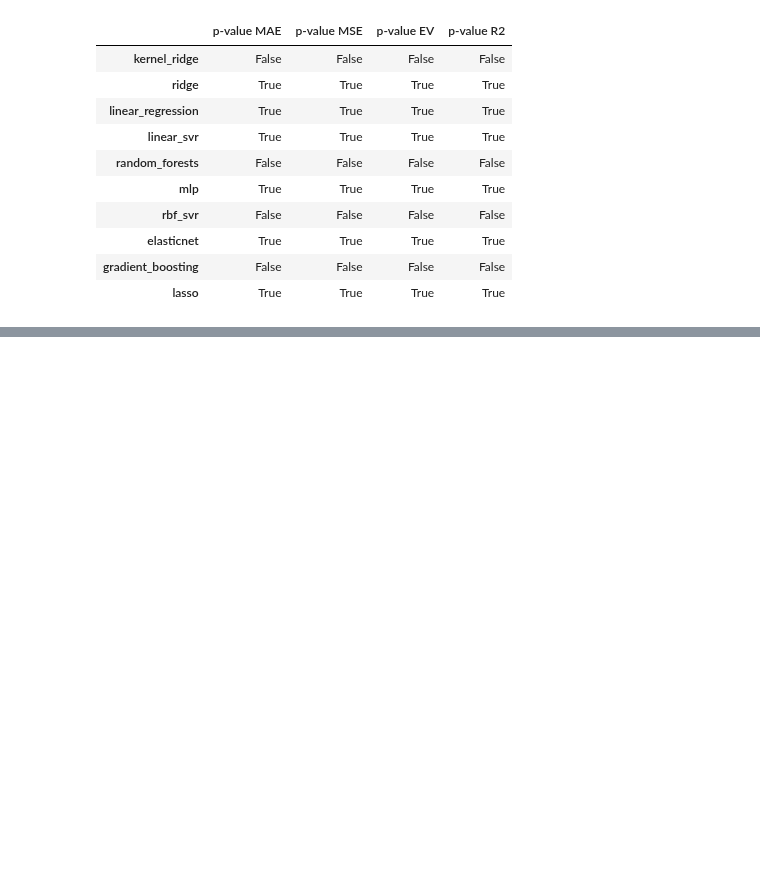
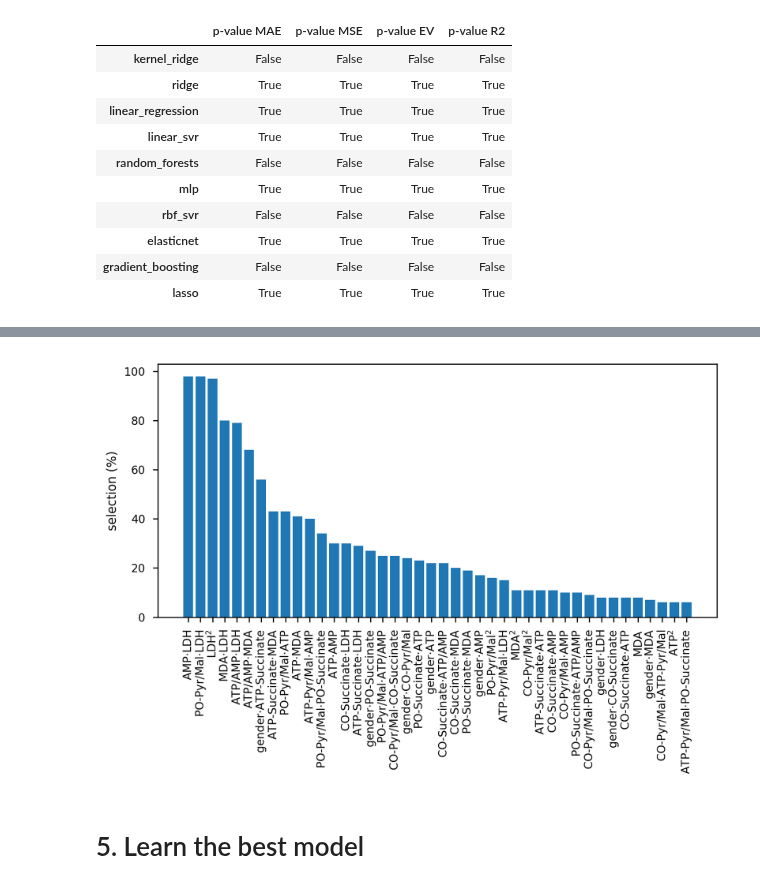
Before and after one commit to samuelefiorini/phdthesis, a Jupyter notebook: src/notebooks/chapter6/aging_make_regression_plots.ipynb, the cells around one changed output, grey strips where cells are left out. Cells and saved outputs as stored; diff of their text form; code cells hidden in the pictures; blank space fills up the shorter version.

```diff
--- a/src/notebooks/chapter6/aging_make_regression_plots.ipynb
+++ b/src/notebooks/chapter6/aging_make_regression_plots.ipynb
@@ -203,0 +207,5 @@ significant
+# %%
+with open('../../scripts/ss_lasso_coefs.pkl','rb') as f:
+    coefs = pkl.load(f)
+with open('../../scripts/ss_lasso_scores.pkl','rb') as f:
+    scores = pkl.load(f)
@@ -203,0 +267,7 @@ significant
+# %%
+_dfx = pd.read_csv('../../data/aging_data.csv', header=0, index_col=0).drop('age', axis=1) # remove labels
+dfx = preprocess(_dfx, poly_feat=True)
+dfx = dfx.drop('gender^2', axis=1) # drop nonsense feature
+feature_names = dfx.columns
+print('Features are:')
+print(feature_names.tolist())
@@ -203,0 +279,36 @@ significant
+# %%
+# print list of selected variables
+selected = []
+for coef in coefs:
+    sel_idx = np.nonzero(coef)[0]
+    sel_feat = feature_names[sel_idx].tolist()
+    selected.extend(sel_feat)
+# %%
+# Count the number of times each feature is collected
+from collections import Counter
+counter = Counter(selected)
+
+# Prepare the arrays for the plot
+feats = counter.keys()
+counts = np.array([counter[f] for f in feats])
+
+# Sort by number of selection
+idx = np.argsort(counts)[::-1]
+sorted_counts = counts[idx]
+sorted_feats = np.array(feats)[idx]
+# %%
+import re
+xmax = np.int(0.5 * len(sorted_counts))
+
+plt.figure(dpi=300)
+plt.bar(np.arange(xmax), 100*sorted_counts[:xmax]/len(scores))
+plt.xticks(np.arange(xmax), [r'{}'.format(re.sub('\^2', '$^2$', re.sub(' ', '$ \cdot $', s))) for s in sorted_feats[:xmax]], rotation=90)
+plt.ylabel('selection (%)')
+
+plt.tight_layout()
+
+plt.savefig('../../images/aging_topfeatures.png');
+# %% [output]
+[figure, added]
+# %% [markdown]
+# 5. Learn the best model
```
Also changed, not shown: parts of 8 cells of this notebook, 4 other files.
